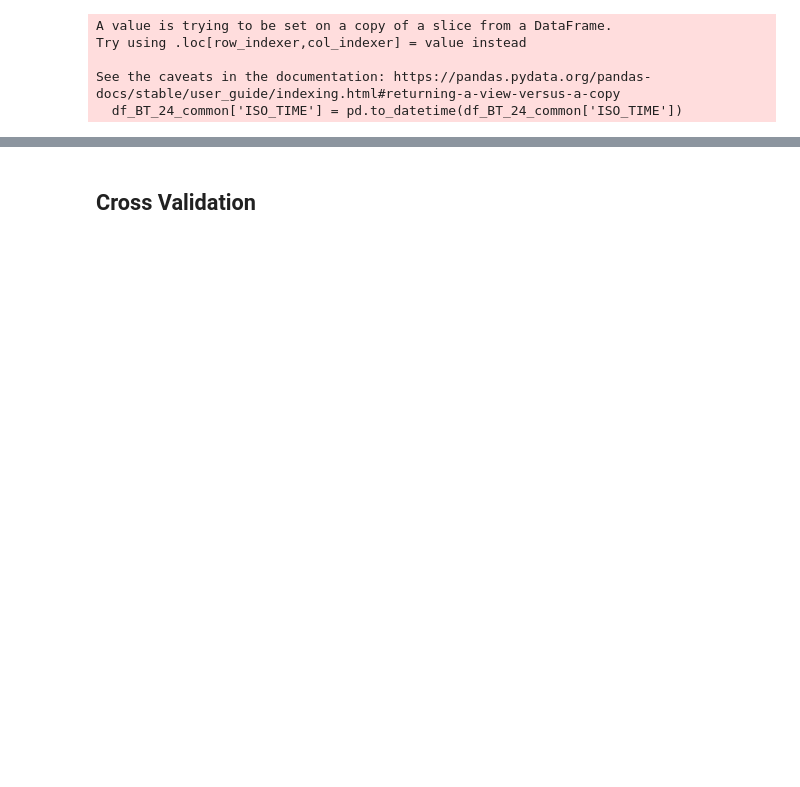
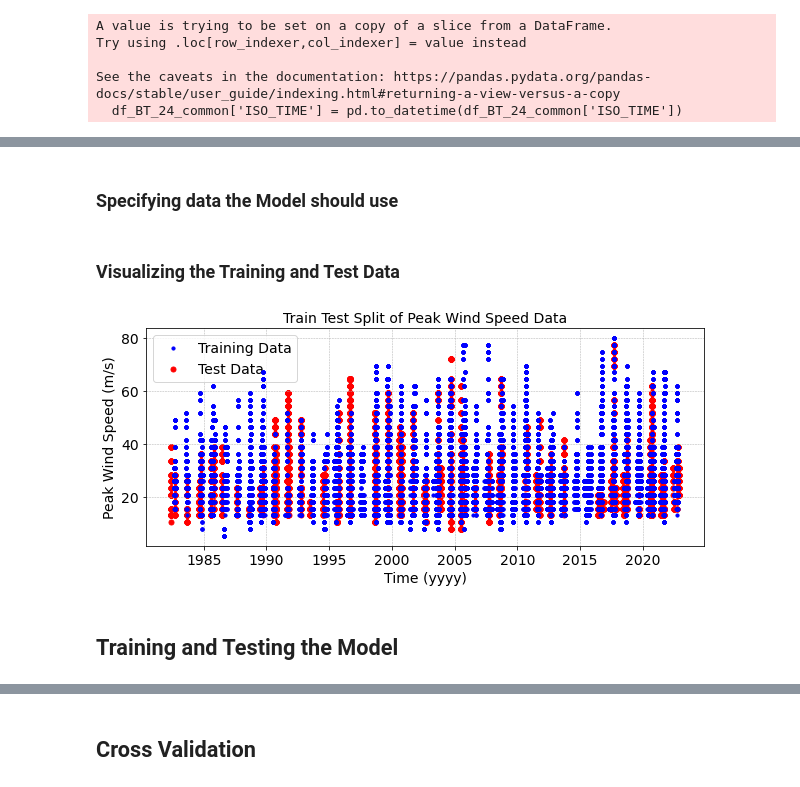
Before and after one commit to UW-MLGEO/MLGEO2024_TC_Tracks_Intensity, a Jupyter notebook: notebooks/Model_Training_Assessment.ipynb, the cells around one changed output, grey strips where cells are left out. Cells and saved outputs as stored; diff of their text form; code cells hidden in the pictures; blank space fills up the shorter version.

Commit message:
Improved Intensity and Track Model

```diff
--- a/notebooks/Model_Training_Assessment.ipynb
+++ b/notebooks/Model_Training_Assessment.ipynb
@@ -163,0 +186,10 @@ df_merged_clean
+# %%
+from sklearn.model_selection import GridSearchCV
+from sklearn.ensemble import ExtraTreesRegressor
+from sklearn.metrics import mean_squared_error, r2_score
+from sklearn.preprocessing import LabelEncoder
+
+
+df_intensity_clean = df_intensity.reset_index()
+df_intensity_clean['Code'] = LabelEncoder().fit(df_intensity_clean['Code']).transform(df_intensity_clean['Code']) # Extract the TC_codes
+df_intensity_clean.head()
@@ -163,0 +257,49 @@ df_merged_clean
+# %% [markdown]
+### Specifying data the Model should use
+# %%
+#Train data
+X_train = np.array(train_df.drop(columns=['Vmax', 'Original_Times', 'New_Times'])).astype(float) #Removing Variables
+y_train = np.array(train_df['Vmax']).astype(float) #Target Variable
+t_train = np.asarray(train_df['New_Times']) #Time Variable
+
+#Test data
+X_test = np.array(test_df.drop(columns=['Vmax', 'Original_Times', 'New_Times'])).astype(float) #Removing Variables
+y_test = np.array(test_df['Vmax']).astype(float) #Target Variable
+t_test = np.asarray(test_df['New_Times']) #Time Variable
+# %% [markdown]
+### Visualizing the Training and Test Data
+# %%
+#Figure Settings
+fontsize=14
+
+#Plotting the Train Test Split
+gridsize = (1, 1)
+fig = plt.figure(figsize=(10,4))
+
+ax1 = plt.subplot2grid(gridsize, (0,0), colspan=1, rowspan=1)
+
+#Plotting the data
+ax1.scatter(t_train,y_train,marker="o",s=10,c="blue", zorder=100)
+ax1.scatter(t_test,y_test,marker="o",s=25,c="red")
+
+#Legend
+ax1.legend(['Training Data', 'Test Data'], loc='best', fontsize=fontsize)
+
+#Labels
+ax1.set_xlabel('Time (yyyy)', fontsize=fontsize)
+ax1.set_ylabel('Peak Wind Speed (m/s)', fontsize=fontsize)
+ax1.set_title('Train Test Split of Peak Wind Speed Data', fontsize=fontsize)
+ax1.tick_params(axis='x', labelsize=fontsize)
+ax1.tick_params(axis='y', labelsize=fontsize)
+
+#Grid
+ax1.grid(True, linestyle='--', linewidth=0.5)
+
+#Save the figure
+plt.savefig(PNG + 'train_test_split_intensity_model.png', dpi=300, bbox_inches='tight')
+
+plt.show()
+# %% [output]
+[figure, added]
+# %% [markdown]
+## Training and Testing the Model
```
Also changed, not shown: parts of 91 cells of this notebook, 7 other files.
